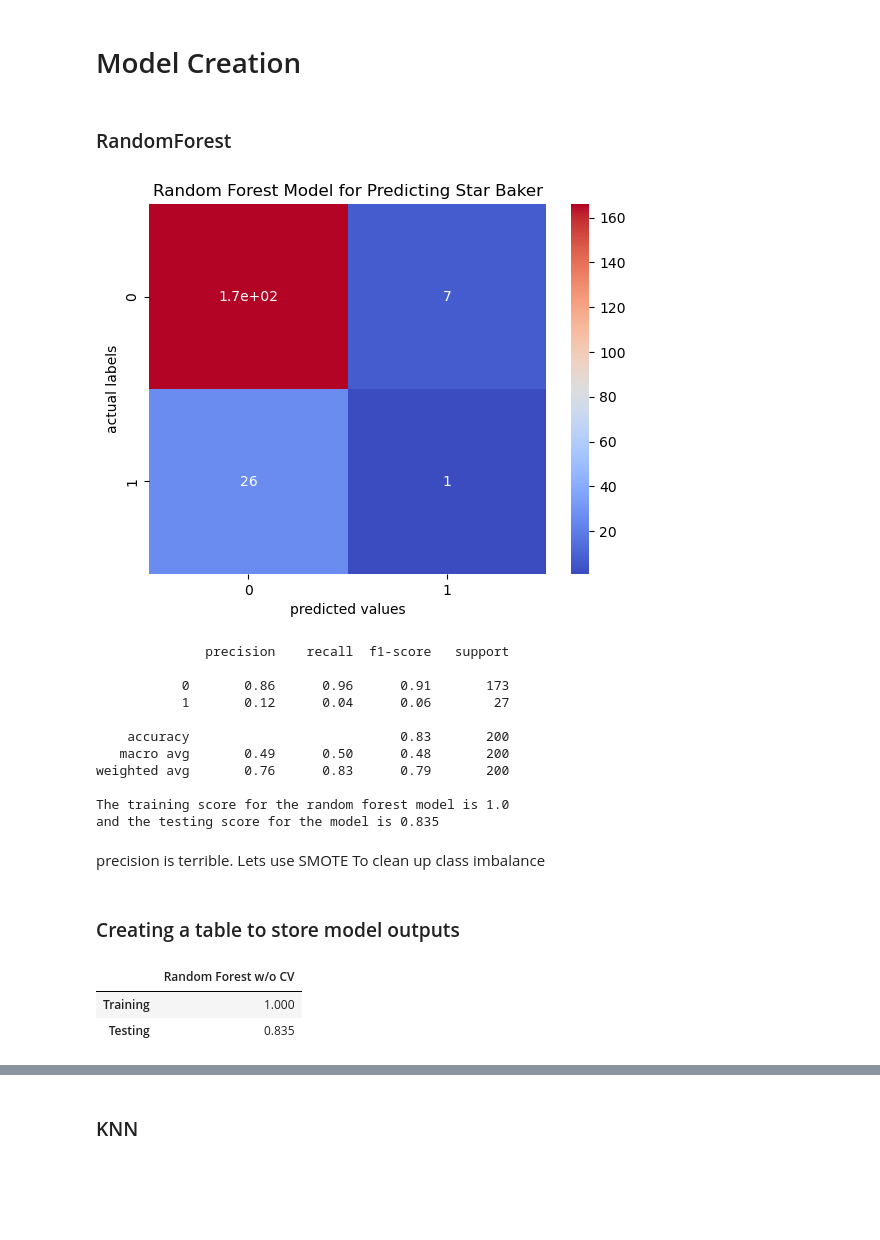
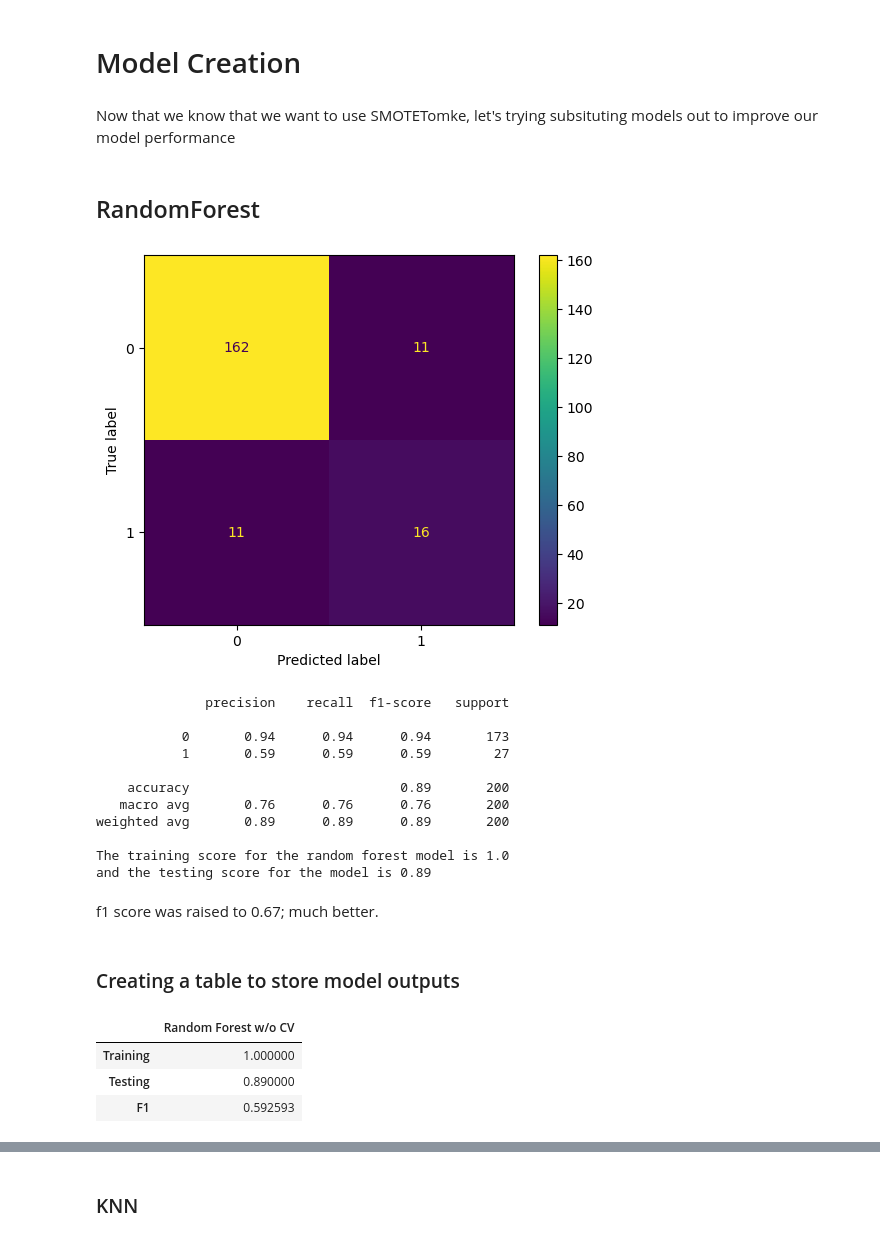
Before and after one commit to mgargiulo07/Springboard-Data-Science-Course, a Jupyter notebook: Capstone_Projects/Capstone_2/3_Feature_Engineering_and_Model_Creation.ipynb, the cells around one changed output, grey strips where cells are left out. Cells and saved outputs as stored; diff of their text form; code cells hidden in the pictures; blank space fills up the shorter version.

Commit message:
modified models to handle class imblance

```diff
--- a/Capstone_Projects/Capstone_2/3_Feature_Engineering_and_Model_Creation.ipynb
+++ b/Capstone_Projects/Capstone_2/3_Feature_Engineering_and_Model_Creation.ipynb
@@ -175,62 +273,64 @@ pd.DataFrame(X_train_trans.toarray(),columns=preprocessor.get_feature_names_out(
 # %% [markdown]
 # Model Creation
+# %% [markdown]
+Now that we know that we want to use SMOTETomke, let's trying subsituting models out to improve our model performance
 # %% [markdown]
-### RandomForest
+## RandomForest
 # %%
-#RandomForest without CV/SMOTE
-from sklearn.metrics import precision_score
-
-rf = RandomForestClassifier(n_estimators = 300, random_state = 1, n_jobs=-1)
-
-
+#Basic Random Forest with SMOTETomke
+rf = RandomForestClassifier(random_state = 1, n_jobs=-1)
 
 #fit
-model =rf.fit(X_train_trans,y_train)
+model =rf.fit(X_res1, y_res1)
 
 #pred
 y_pred = model.predict(X_test_trans)
 
 #confusion matrix
+
 cm = confusion_matrix(y_test,y_pred)
+disp = ConfusionMatrixDisplay(cm)
+disp.plot()
+plt.show()
 
-sns.heatmap(cm,annot=True,cmap='coolwarm')
-plt.xlabel('predicted values')
-plt.ylabel('actual labels')
-plt.title('Random Forest Model for Predicting Star Baker')
-plt.show()
+
+
+
 
 print(classification_report(y_test,y_pred))
 
 #scores
 
-training_score = (rf.score(X_train_trans,y_train))
+training_score = (rf.score(X_res1,y_res1))
 testing_score = (rf.score(X_test_trans, y_test))
+f1 = f1_score(y_pred, y_test)
 
 print(f'The training score for the random forest model is {training_score}\
      \nand the testing score for the model is {testing_score}')
 # %% [output]
-[figure, old version]
+[figure, new version]
               precision    recall  f1-score   support
 
-           0       0.86      0.96      0.91       173
-           1       0.12      0.04      0.06        27
+           0       0.94      0.94      0.94       173
+           1       0.59      0.59      0.59        27
 
-    accuracy                           0.83       200
-   macro avg       0.49      0.50      0.48       200
-weighted avg       0.76      0.83      0.79       200
+    accuracy                           0.89       200
+   macro avg       0.76      0.76      0.76       200
+weighted avg       0.89      0.89      0.89       200
 
 The training score for the random forest model is 1.0
-and the testing score for the model is 0.835
+and the testing score for the model is 0.89
 # %% [markdown]
-precision is terrible. Lets use SMOTE To clean up class imbalance
+f1 score was raised to 0.67; much better.
 # %% [markdown]
 ### Creating a table to store model outputs
 # %%
-Model_Data_Frame = pd.DataFrame({"Random Forest w/o CV": [training_score,testing_score]})
-index_name = ['Training','Testing']
+Model_Data_Frame = pd.DataFrame({"Random Forest w/o CV": [training_score,testing_score,f1]})
+index_name = ['Training','Testing','F1']
 Model_Data_Frame.index=index_name
 Model_Data_Frame
 # %% [output]
 |  | Random Forest w/o CV |
-| Training | 1.000 |
-| Testing | 0.835 |
+| Training | 1.000000 |
+| Testing | 0.890000 |
+| F1 | 0.592593 |
```
Also changed, not shown: parts of 55 cells of this notebook.
